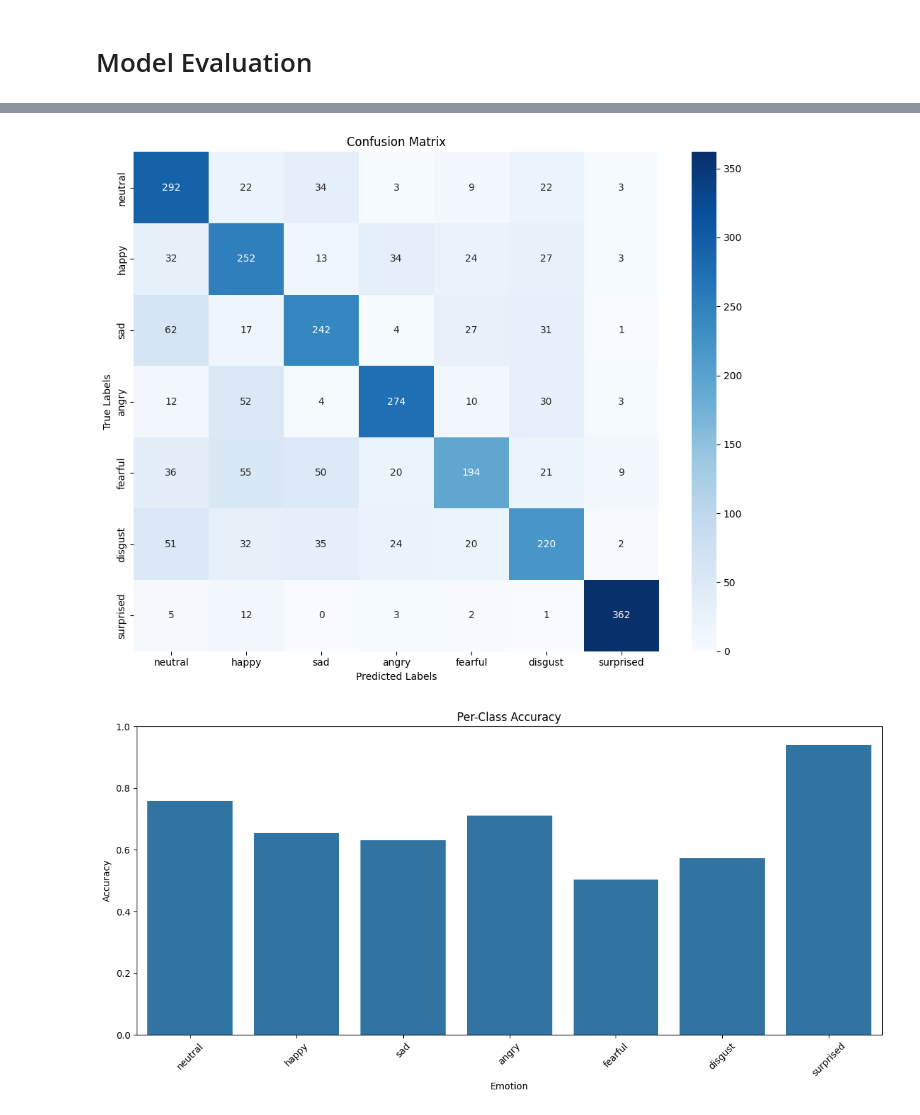
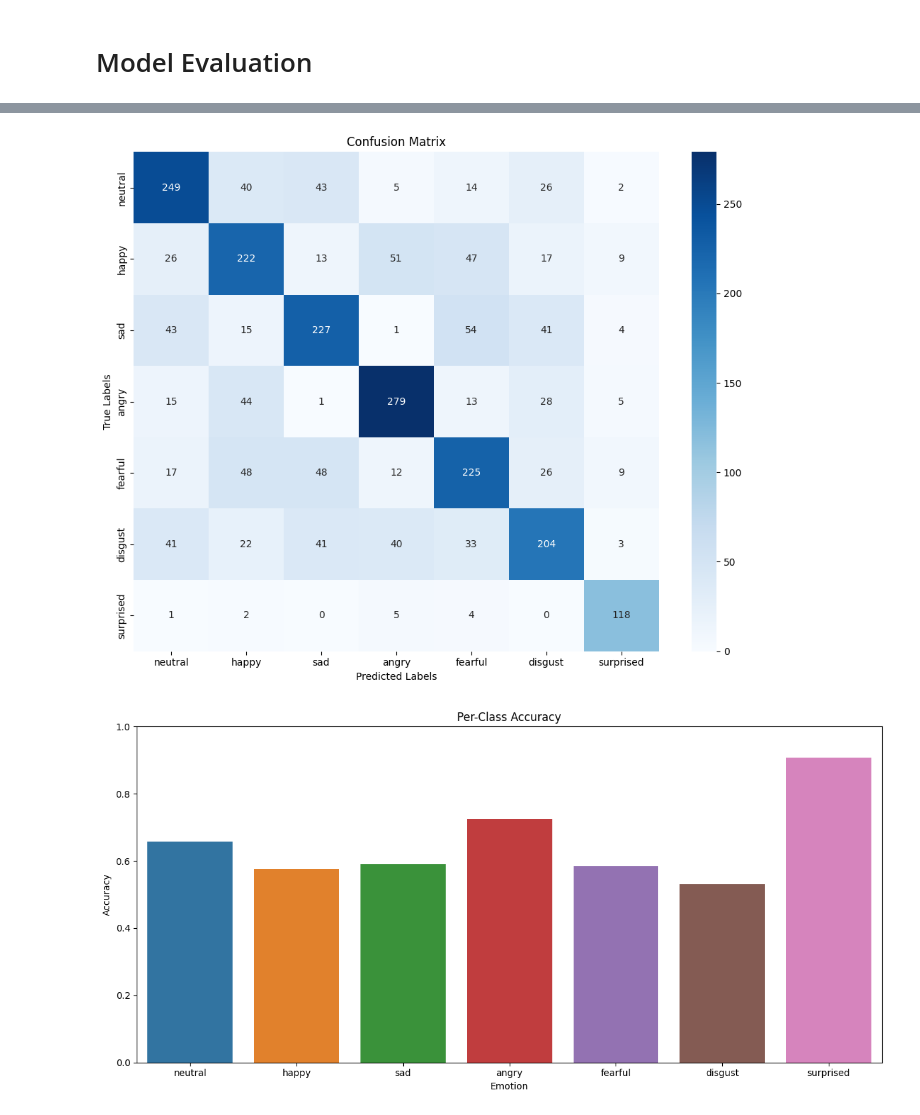
Before and after one commit to HuynhHanDong/Speech-Emotion-Recognition, a Jupyter notebook: Speech_Emotion_Recognition.ipynb, the cells around one changed output, grey strips where cells are left out. Cells and saved outputs as stored; diff of their text form; code cells hidden in the pictures.

Commit message:
fix: change model and lr scheduler

```diff
--- a/Speech_Emotion_Recognition.ipynb
+++ b/Speech_Emotion_Recognition.ipynb
@@ -113,7 +340,7 @@ Pitched Audio:
 # %% [markdown]
 # Feature Extraction
 # %%
-def audio_to_melspectrogram_3d(y, sr=16000, n_mels=64, frame_length=2.0, fixed_n_frames=8, fixed_time_steps=65):
+def audio_to_melspectrogram_3d(y, sr=16000, n_mels=64, frame_length=2.0, fixed_n_frames=10, fixed_time_steps=65):
     """
     Convert audio waveform to a 3D array of mel-spectrograms with fixed shape.
 
@@ -187,8 +414,8 @@ def audio_to_melspectrogram_3d(y, sr=16000, n_mels=64, frame_length=2.0, fixed_n
 # %% [markdown]
 # Data Preparation
 # %%
-X = df['Path']
-y = df['Emotion']
+X = combined_df['Path']
+y = combined_df['Emotion']
 
 # 60% train, 20% valid, 20% test
 X_train, X_temp, y_train, y_temp = train_test_split(
@@ -217,8 +444,7 @@ X_val, y_val =np.array(processed_X_val), np.array(processed_y_val)
 X_test, y_test = np.array(processed_X_test), np.array(processed_y_test)
 # %%
 # Augment and process training set
-def audio_to_augmented_spectrograms(path, sr=16000):
-    y, sr = librosa.load(path, sr=sr)
+def audio_to_augmented_spectrograms(y, sr=16000):
     tensors = [audio_to_melspectrogram_3d(y, sr)]
     for aug in augment_audio(y, sr):
         tensors.append(audio_to_melspectrogram_3d(aug, sr))
@@ -227,14 +453,15 @@ def audio_to_augmented_spectrograms(path, sr=16000):
 
 new_X_train, new_y_train = [], []
 for per_X, per_y in zip(X_train, y_train):
+    y, sr = librosa.load(per_X, sr=16000)
     if np.random.rand() < 0.7:
         # 70% chance use only the original spectrogram
-        tensor = audio_to_melspectrogram_3d(*librosa.load(per_X, sr=16000))
+        tensor = audio_to_melspectrogram_3d(y, sr=sr)
         new_X_train.append(tensor)
         new_y_train.append(emotion_mapping[per_y])
     else:
         # 30% chance include all spectrograms (original + augmented)
-        tensor = audio_to_augmented_spectrograms(per_X)
+        tensor = audio_to_augmented_spectrograms(y, sr=sr)
         new_X_train.extend(tensor)
         new_y_train.extend([emotion_mapping[per_y]] * len(tensor))
 
@@ -322,6 +570,10 @@ for epoch in range(num_epochs):
         scaler.step(optimizer)
         scaler.update()
 
+        # Update scheduler every batch if still in OneCycleLR phase
+        if epoch < one_cycle_epochs:
+            one_cycle_scheduler.step()
+
         train_loss += loss.item() * X_batch.size(0)  # multiply by batch size
         _, predicted = torch.max(outputs, 1)
         train_correct += (predicted == y_batch).sum().item()
@@ -356,25 +608,20 @@ for epoch in range(num_epochs):
     accuracies["valid accuracy"].append(valid_accuracy)
     losses["valid loss"].append(avg_valid_loss)
 
+    # Step ReduceLROnPlateau per epoch, but only after OneCycleLR phase ends
+    if epoch + 1 >= one_cycle_epochs:
+        plateau_scheduler.step(avg_valid_loss)
+
+    current_lr = optimizer.param_groups[0]["lr"]
+
     print(f"Epoch {epoch+1}/{num_epochs} | "
         f"Train Loss: {avg_train_loss:.4f} | Train Acc: {train_accuracy:.2%} | "
         f"Val Loss: {avg_valid_loss:.4f} | Val Acc: {valid_accuracy:.2%} | "
-        f"{default_timer() - start_time:.2f}s")
-
-    # Update scheduler every batch
-    lr_scheduler.step(avg_valid_loss)
+        f"LR: {current_lr:.6f} | {default_timer() - start_time:.2f}s")
 
     # Early stopping
     early_stopping(avg_valid_loss, model)
     if early_stopping.early_stop:
         print(f"Early stopping activated at epoch {epoch+1}")
         break
-
-# Save model
-torch.save({
-    'epoch': epoch,
-    'model_state_dict': model.state_dict(),
-    'optimizer_state_dict': optimizer.state_dict(),
-    'loss': loss,
-}, "best_model.pth")
 # %% [output]
@@ -451,12 +722,11 @@ plt.show()
 # Plot per-class accuracy
 per_class_accuracy = cm.diagonal() / cm.sum(axis=1)
 plt.figure(figsize=(12, 6))
-sns.barplot(x=class_names, y=per_class_accuracy)
+sns.barplot(x=class_names, y=per_class_accuracy, hue=class_names)
 plt.xlabel('Emotion')
 plt.ylabel('Accuracy')
 plt.title('Per-Class Accuracy')
 plt.ylim(0, 1)
-plt.xticks(rotation=45)
 plt.tight_layout()
 plt.show()
 # %% [output]
@@ -477,2 +747,2 @@ weighted avg       0.69      0.68      0.68      2693
-[figure, old version]
+[figure, new version]
-[figure, old version]
+[figure, new version]
```
Also changed, not shown: parts of 32 cells of this notebook, 4 other files.
